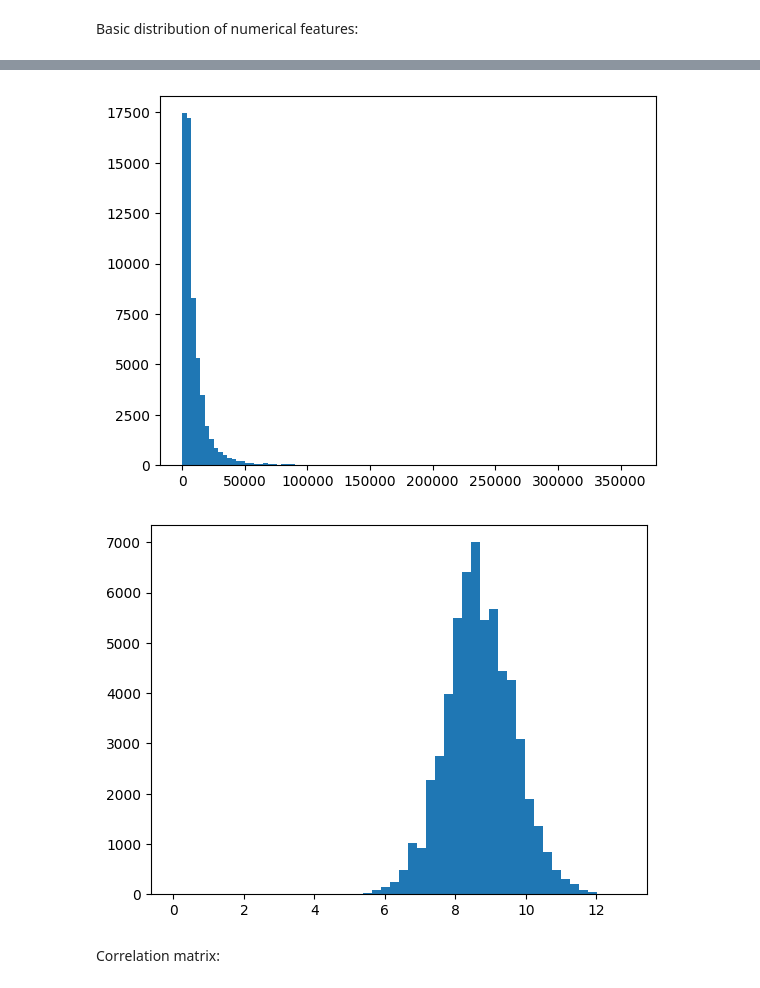
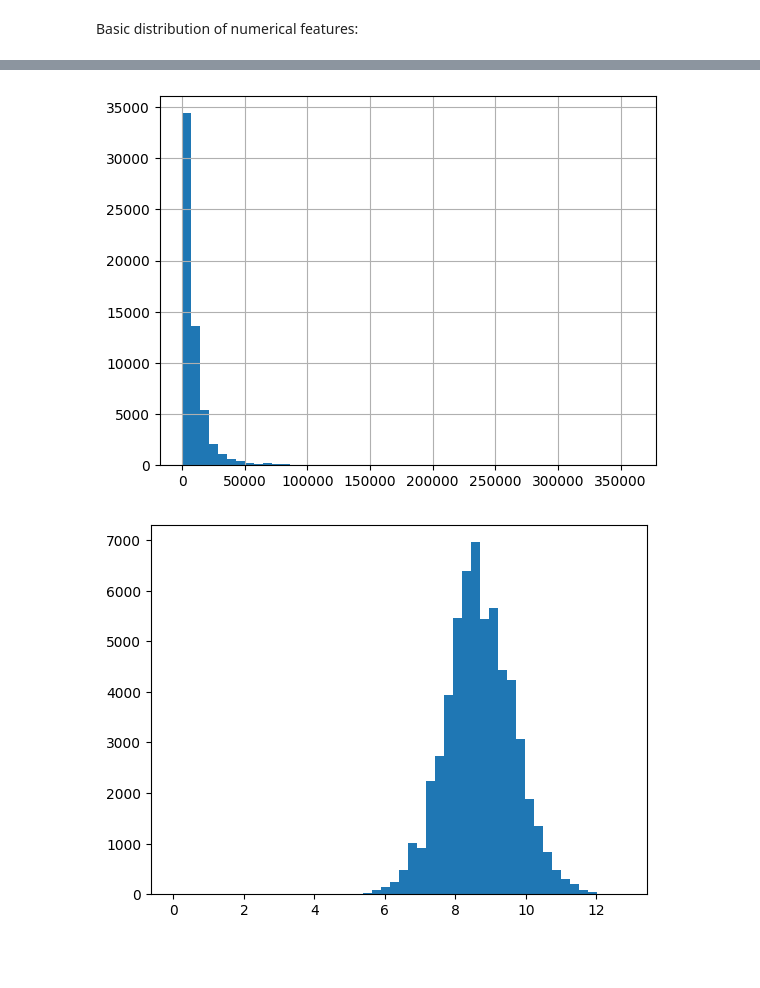
Before and after one commit to milsek/siap-projekat, a Jupyter notebook: explore.ipynb, the cells around one changed output, grey strips where cells are left out. Drawn from its saved outputs; the diff is of its cells as text; code cells hidden in the pictures; blank space fills up the shorter version.

```diff
--- a/explore.ipynb
+++ b/explore.ipynb
@@ -58,7 +59,8 @@ max      998.000000
 # %% [markdown]
 Missing values in the dataset:
 # %%
-print(df.isnull().sum())
+print(df.isnull().sum()) # Detect missing values
+df = df.dropna() # Remove null values
 # %% [output]
 cena                  0
 marka                 0
@@ -90,14 +87,12 @@ plt.show()
-# %%
-plt.hist(df['cena'], bins=100)
-plt.show()
-# %% [output]
-[figure, removed]
 # %%
+df['cena'].hist(bins=50)
+plt.show()
+
 df = df[df['cena'] > 0]
 plt.hist(np.log(df['cena']), bins=50)
 plt.show()
-# df['cena'] = np.log(df['cena'])
+
+df['cena'] = np.log(df['cena'])
 # %% [output]
-[figure, old version]
+[figure, new version]
+[figure, added]
-# %% [markdown]
-Correlation matrix:
```
Also changed, not shown: parts of 25 cells of this notebook, 3 other files.
